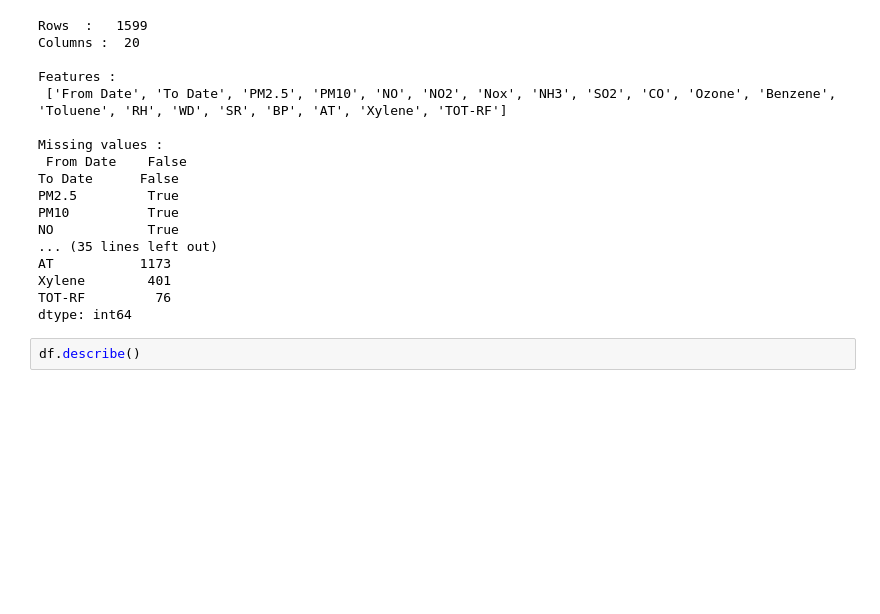
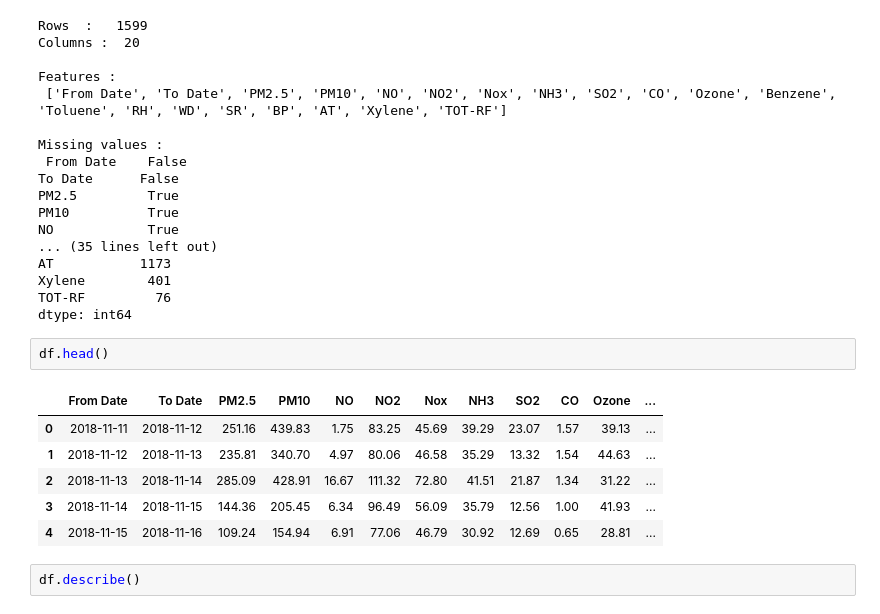
Before and after one commit to TheNobody-12/Ozone-Prediction-AIProject, a Jupyter notebook: TimeSeriesDataAnalysis.ipynb, the cells around one changed output. Saved outputs shown, nothing was run; the diff lists cells and outputs as text; blank space fills up the shorter version.

```diff
--- a/TimeSeriesDataAnalysis.ipynb
+++ b/TimeSeriesDataAnalysis.ipynb
@@ -145,6 +145,15 @@ AT           1173
 Xylene        401
 TOT-RF         76
 dtype: int64
+# %%
+df.head()
+# %% [output]
+|  | From Date | To Date | PM2.5 | PM10 | NO | NO2 | Nox | NH3 | SO2 | CO | Ozone | ... |
+| 0 | 2018-11-11 | 2018-11-12 | 251.16 | 439.83 | 1.75 | 83.25 | 45.69 | 39.29 | 23.07 | 1.57 | 39.13 | ... |
+| 1 | 2018-11-12 | 2018-11-13 | 235.81 | 340.70 | 4.97 | 80.06 | 46.58 | 35.29 | 13.32 | 1.54 | 44.63 | ... |
+| 2 | 2018-11-13 | 2018-11-14 | 285.09 | 428.91 | 16.67 | 111.32 | 72.80 | 41.51 | 21.87 | 1.34 | 31.22 | ... |
+| 3 | 2018-11-14 | 2018-11-15 | 144.36 | 205.45 | 6.34 | 96.49 | 56.09 | 35.79 | 12.56 | 1.00 | 41.93 | ... |
+| 4 | 2018-11-15 | 2018-11-16 | 109.24 | 154.94 | 6.91 | 77.06 | 46.79 | 30.92 | 12.69 | 0.65 | 28.81 | ... |
 # %%
 df.describe()
 # %% [output]
```
Also changed, not shown: parts of 4 cells of this notebook, 2 other files.
